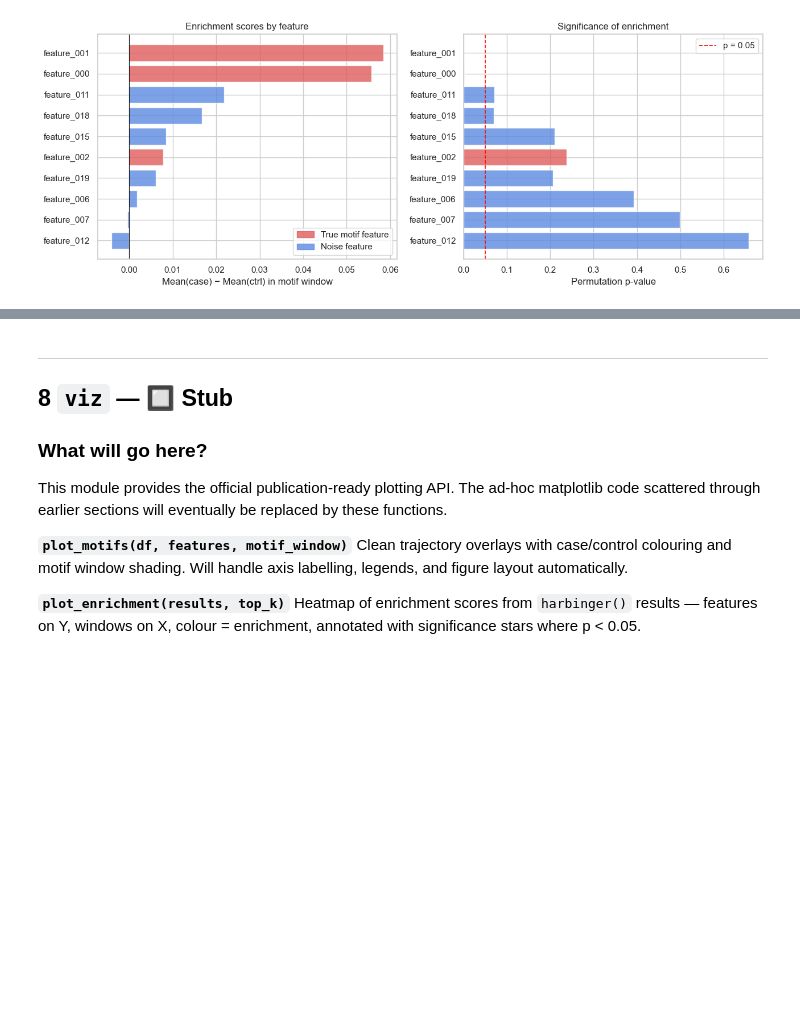
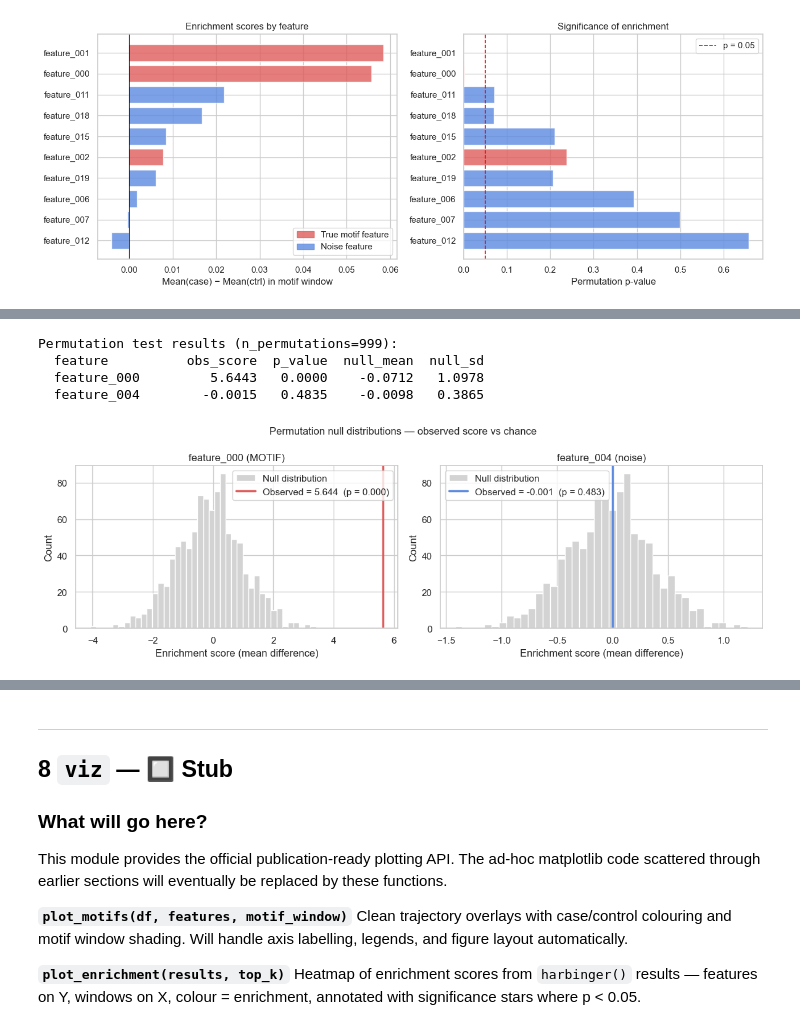
Before and after one commit to cbumby17/TEMPO, a Jupyter notebook: dev_notebook.ipynb, the cells around one changed output, grey strips where cells are left out. Cells and saved outputs as stored; diff of their text form; code cells hidden in the pictures; blank space fills up the shorter version.

```diff
--- a/dev_notebook.ipynb
+++ b/dev_notebook.ipynb
@@ -644,0 +659,40 @@ except NotImplementedError as e:
+# %%
+print('Permutation test results (n_permutations=999):')
+print(f'  {"feature":<15} {"obs_score":>10} {"p_value":>8} {"null_mean":>10} {"null_sd":>8}')
+for feat in ['feature_000', 'feature_004']:
+    r = permutation_test(df_stats, feat, (3, 7), n_permutations=999, seed=42)
+    print(f'  {feat:<15} {r["observed_score"]:>10.4f} {r["p_value"]:>8.4f} '
+          f'{r["null_mean"]:>10.4f} {r["null_sd"]:>8.4f}')
+# %% [output]
+Permutation test results (n_permutations=999):
+  feature          obs_score  p_value  null_mean  null_sd
+  feature_000         5.6443   0.0000    -0.0712   1.0978
+  feature_004        -0.0015   0.4835    -0.0098   0.3865
+# %%
+# Visualise the null distribution for the motif feature
+r_motif = permutation_test(df_stats, 'feature_000', (3, 7), n_permutations=999, seed=42)
+r_noise = permutation_test(df_stats, 'feature_004', (3, 7), n_permutations=999, seed=42)
+
+fig, axes = plt.subplots(1, 2, figsize=(12, 4))
+
+for ax, r, feat, color in [
+    (axes[0], r_motif, 'feature_000 (MOTIF)', case_color),
+    (axes[1], r_noise, 'feature_004 (noise)', ctrl_color),
+]:
+    # Reconstruct approximate null distribution from mean/sd for illustration
+    rng = np.random.default_rng(42)
+    null_sample = rng.normal(r['null_mean'], r['null_sd'], 999)
+    ax.hist(null_sample, bins=40, color='lightgray', edgecolor='white',
+            label='Null distribution')
+    ax.axvline(r['observed_score'], color=color, lw=2.5,
+               label=f'Observed = {r["observed_score"]:.3f}  (p = {r["p_value"]:.3f})')
+    ax.set_title(feat)
+    ax.set_xlabel('Enrichment score (mean difference)')
+    ax.set_ylabel('Count')
+    ax.legend()
+
+fig.suptitle('Permutation null distributions — observed score vs chance', fontsize=12)
+plt.tight_layout()
+plt.show()
+# %% [output]
+[figure, added]
```
Also changed, not shown: parts of 9 cells of this notebook, 3 other files.
